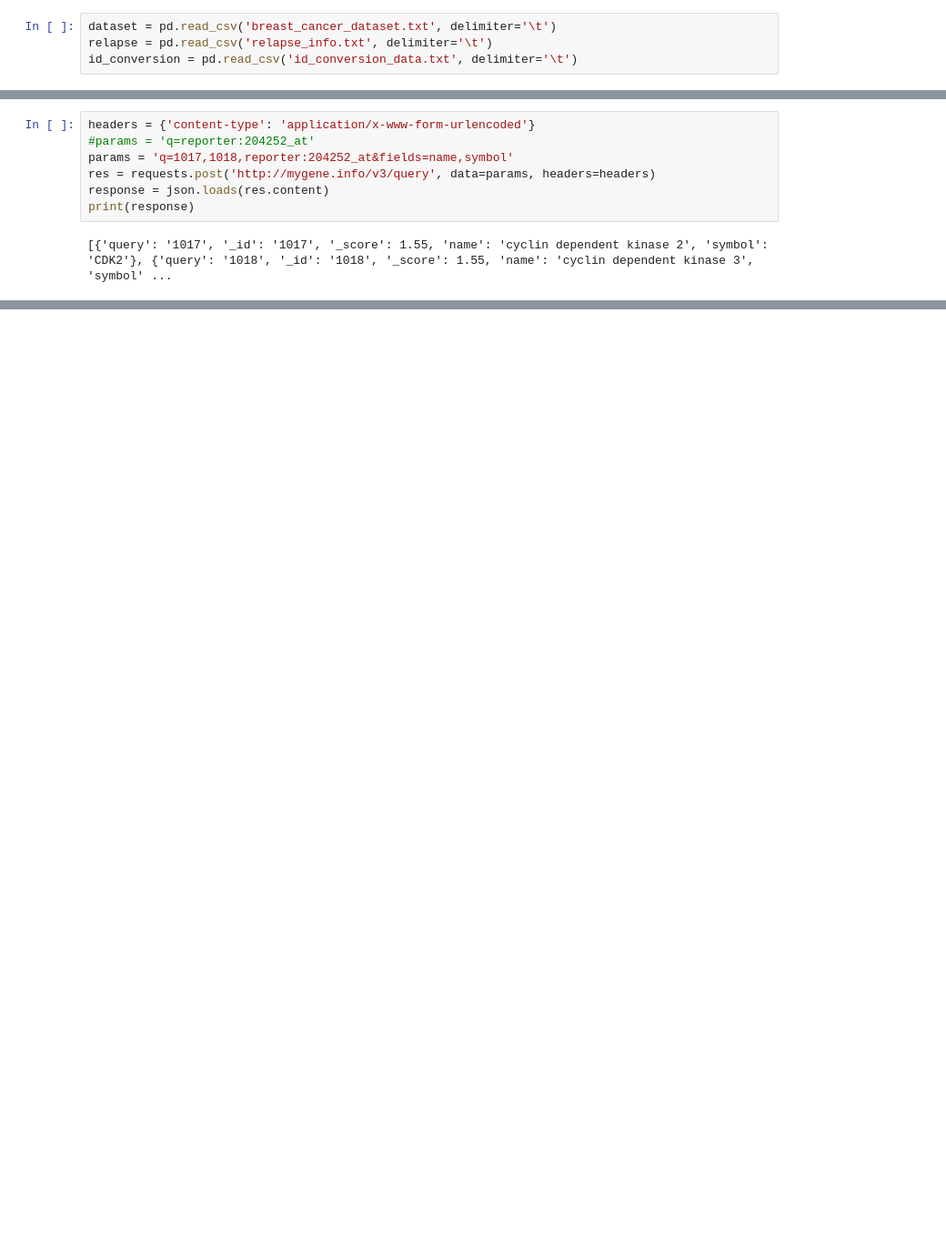
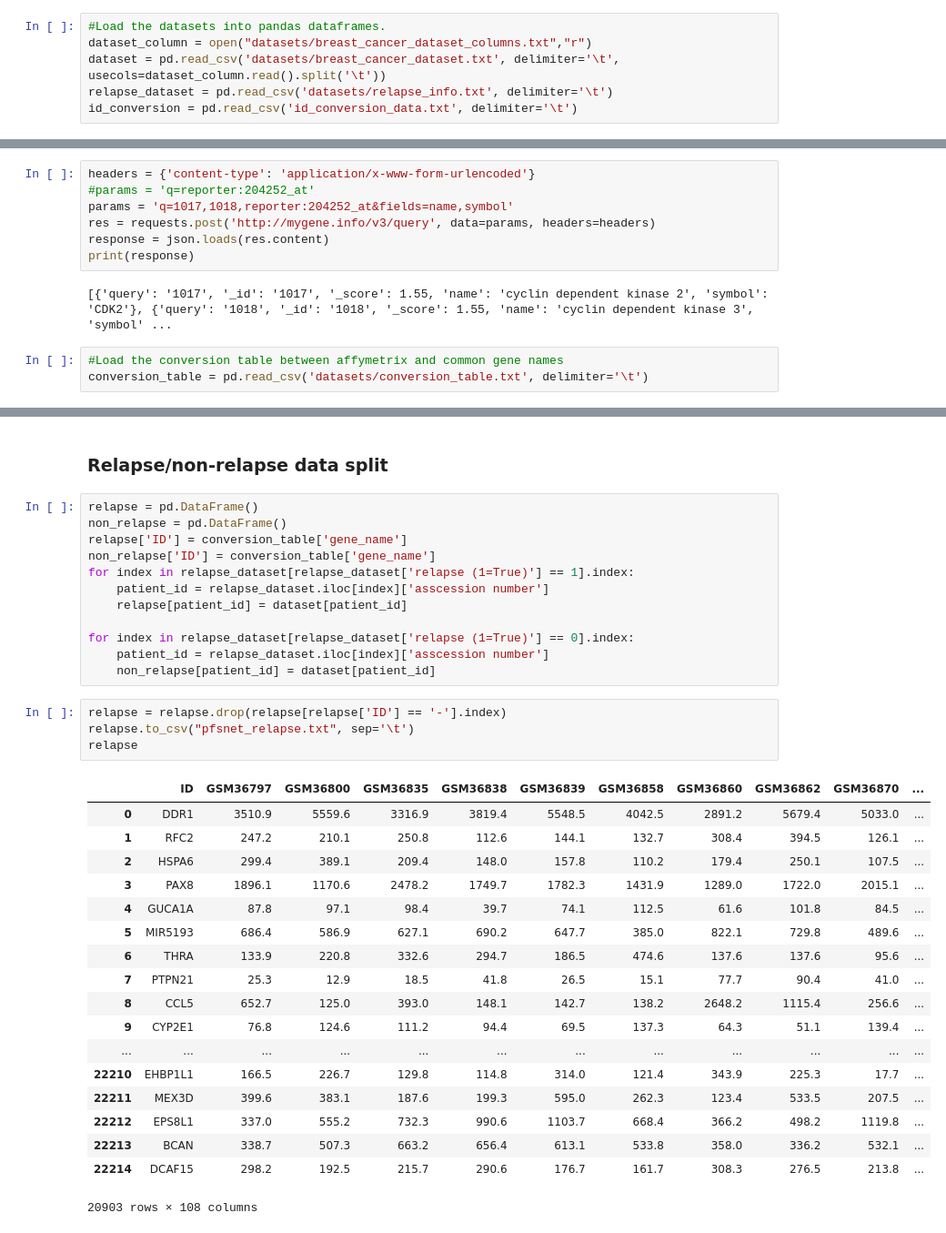
Before and after one commit to pawelkostek1/breast_cancer_relapse_classifier, a Jupyter notebook: Bioinformatics Project.ipynb, the cells around one changed output, grey strips where cells are left out. Shown at 91% size. Cells and saved outputs as stored; diff of their text form; blank space fills up the shorter version.

```diff
--- a/Bioinformatics Project.ipynb
+++ b/Bioinformatics Project.ipynb
@@ -7,6 +12,8 @@ import pandas as pd
 
 %matplotlib inline
 # %%
-dataset = pd.read_csv('breast_cancer_dataset.txt', delimiter='\t')
-relapse = pd.read_csv('relapse_info.txt', delimiter='\t')
+#Load the datasets into pandas dataframes.
+dataset_column = open("datasets/breast_cancer_dataset_columns.txt","r")
+dataset = pd.read_csv('datasets/breast_cancer_dataset.txt', delimiter='\t', usecols=dataset_column.read().split('\t'))
+relapse_dataset = pd.read_csv('datasets/relapse_info.txt', delimiter='\t')
 id_conversion = pd.read_csv('id_conversion_data.txt', delimiter='\t')
@@ -90,3 +85,6 @@ response = json.loads(res.content)
 print(response)
 # %% [output]
 [{'query': '1017', '_id': '1017', '_score': 1.55, 'name': 'cyclin dependent kinase 2', 'symbol': 'CDK2'}, {'query': '1018', '_id': '1018', '_score': 1.55, 'name': 'cyclin dependent kinase 3', 'symbol' ...
+# %%
+#Load the conversion table between affymetrix and common gene names
+conversion_table = pd.read_csv('datasets/conversion_table.txt', delimiter='\t')
@@ -563,0 +181,37 @@ def main(argv):
+# %% [markdown]
+### Relapse/non-relapse data split
+# %%
+relapse = pd.DataFrame()
+non_relapse = pd.DataFrame()
+relapse['ID'] = conversion_table['gene_name']
+non_relapse['ID'] = conversion_table['gene_name']
+for index in relapse_dataset[relapse_dataset['relapse (1=True)'] == 1].index:
+    patient_id = relapse_dataset.iloc[index]['asscession number']
+    relapse[patient_id] = dataset[patient_id]
+
+for index in relapse_dataset[relapse_dataset['relapse (1=True)'] == 0].index:
+    patient_id = relapse_dataset.iloc[index]['asscession number']
+    non_relapse[patient_id] = dataset[patient_id]
+# %%
+relapse = relapse.drop(relapse[relapse['ID'] == '-'].index)
+relapse.to_csv("pfsnet_relapse.txt", sep='\t')
+relapse
+# %% [output]
+|  | ID | GSM36797 | GSM36800 | GSM36835 | GSM36838 | GSM36839 | GSM36858 | GSM36860 | GSM36862 | GSM36870 | ... |
+| 0 | DDR1 | 3510.9 | 5559.6 | 3316.9 | 3819.4 | 5548.5 | 4042.5 | 2891.2 | 5679.4 | 5033.0 | ... |
+| 1 | RFC2 | 247.2 | 210.1 | 250.8 | 112.6 | 144.1 | 132.7 | 308.4 | 394.5 | 126.1 | ... |
+| 2 | HSPA6 | 299.4 | 389.1 | 209.4 | 148.0 | 157.8 | 110.2 | 179.4 | 250.1 | 107.5 | ... |
+| 3 | PAX8 | 1896.1 | 1170.6 | 2478.2 | 1749.7 | 1782.3 | 1431.9 | 1289.0 | 1722.0 | 2015.1 | ... |
+| 4 | GUCA1A | 87.8 | 97.1 | 98.4 | 39.7 | 74.1 | 112.5 | 61.6 | 101.8 | 84.5 | ... |
+| 5 | MIR5193 | 686.4 | 586.9 | 627.1 | 690.2 | 647.7 | 385.0 | 822.1 | 729.8 | 489.6 | ... |
+| 6 | THRA | 133.9 | 220.8 | 332.6 | 294.7 | 186.5 | 474.6 | 137.6 | 137.6 | 95.6 | ... |
+| 7 | PTPN21 | 25.3 | 12.9 | 18.5 | 41.8 | 26.5 | 15.1 | 77.7 | 90.4 | 41.0 | ... |
+| 8 | CCL5 | 652.7 | 125.0 | 393.0 | 148.1 | 142.7 | 138.2 | 2648.2 | 1115.4 | 256.6 | ... |
+| 9 | CYP2E1 | 76.8 | 124.6 | 111.2 | 94.4 | 69.5 | 137.3 | 64.3 | 51.1 | 139.4 | ... |
+| ... | ... | ... | ... | ... | ... | ... | ... | ... | ... | ... | ... |
+| 22210 | EHBP1L1 | 166.5 | 226.7 | 129.8 | 114.8 | 314.0 | 121.4 | 343.9 | 225.3 | 17.7 | ... |
+| 22211 | MEX3D | 399.6 | 383.1 | 187.6 | 199.3 | 595.0 | 262.3 | 123.4 | 533.5 | 207.5 | ... |
+| 22212 | EPS8L1 | 337.0 | 555.2 | 732.3 | 990.6 | 1103.7 | 668.4 | 366.2 | 498.2 | 1119.8 | ... |
+| 22213 | BCAN | 338.7 | 507.3 | 663.2 | 656.4 | 613.1 | 533.8 | 358.0 | 336.2 | 532.1 | ... |
+| 22214 | DCAF15 | 298.2 | 192.5 | 215.7 | 290.6 | 176.7 | 161.7 | 308.3 | 276.5 | 213.8 | ... |
+20903 rows × 108 columns
```
Also changed, not shown: parts of 28 cells of this notebook, 13 other files.
